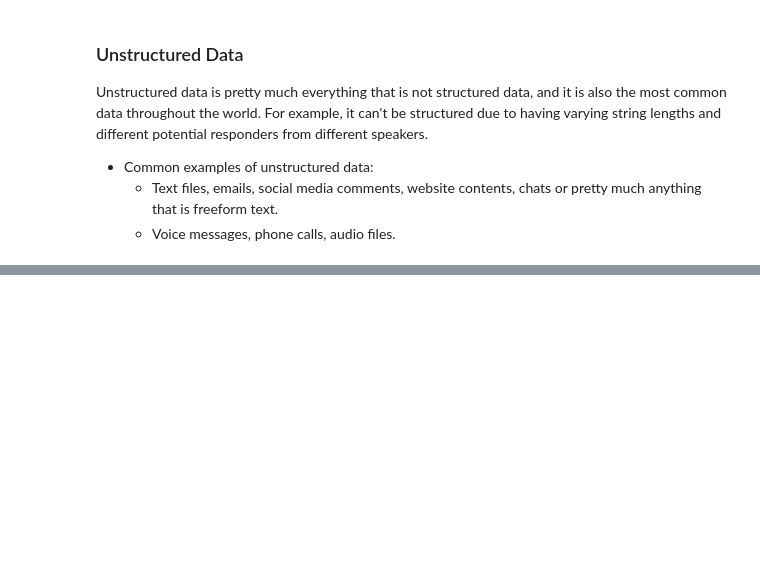
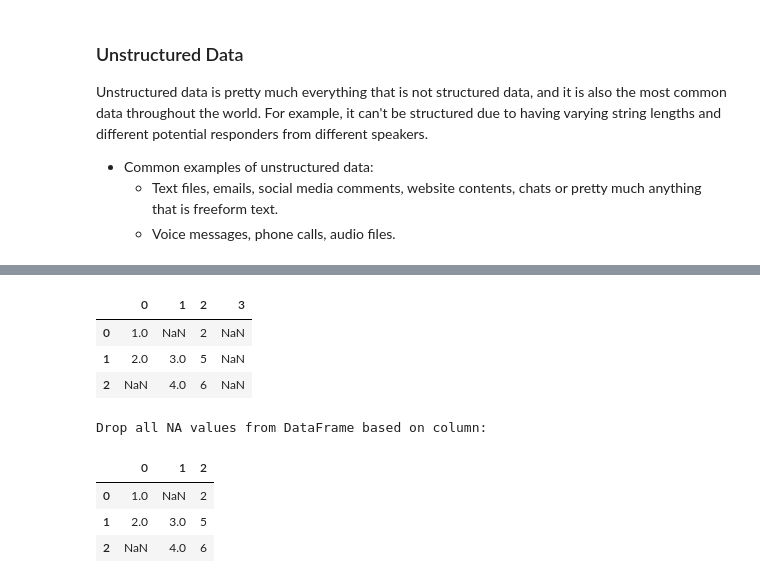
Before and after one commit to Young-ook/data-lab-on-wsl, a Jupyter notebook: examples/jupyter/ml-basic/ml-basic-dataset.ipynb, the cells around one changed output, grey strips where cells are left out. Drawn from its saved outputs; the diff is of its cells as text; code cells hidden in the pictures; blank space fills up the shorter version.

Commit message:
feat(jupyter): ml-basic missing data handling (#21)

```diff
--- a/examples/jupyter/ml-basic/ml-basic-dataset.ipynb
+++ b/examples/jupyter/ml-basic/ml-basic-dataset.ipynb
@@ -203,0 +341,11 @@ Unstructured data is pretty much everything that is not structured data, and it
+# %%
+# define a new DataFrame has NaN values
+df = pd.DataFrame([[1,      np.nan, 2],
+                   [2,      3,      5],
+                   [np.nan, 4,      6]])
+
+display(df)
+
+# drop NA values from a DataFrame
+print("Drop NA values from a DataFrame:")
+df.dropna()
@@ -203,0 +372,16 @@ Unstructured data is pretty much everything that is not structured data, and it
+# %%
+df[3] = np.nan
+display(df)
+
+print("Drop all NA values from DataFrame based on column:")
+df.dropna(axis='columns', how='all')
+# %% [output]
+|  | 0 | 1 | 2 | 3 |
+| 0 | 1.0 | NaN | 2 | NaN |
+| 1 | 2.0 | 3.0 | 5 | NaN |
+| 2 | NaN | 4.0 | 6 | NaN |
+Drop all NA values from DataFrame based on column:
+|  | 0 | 1 | 2 |
+| 0 | 1.0 | NaN | 2 |
+| 1 | 2.0 | 3.0 | 5 |
+| 2 | NaN | 4.0 | 6 |
```
Also changed, not shown: parts of 34 cells of this notebook.
